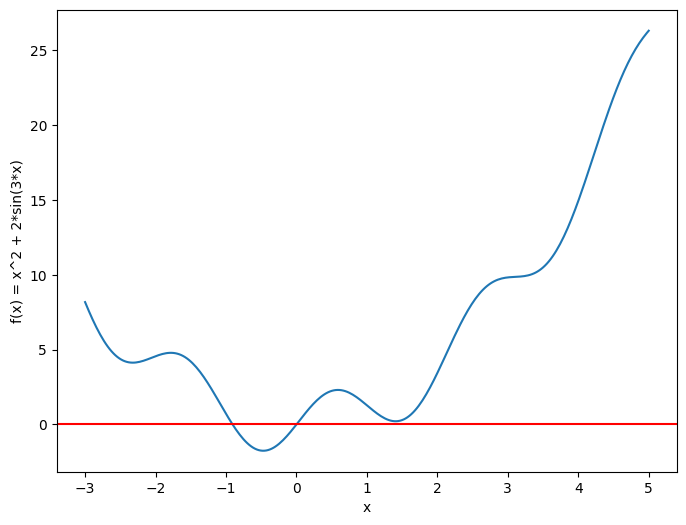
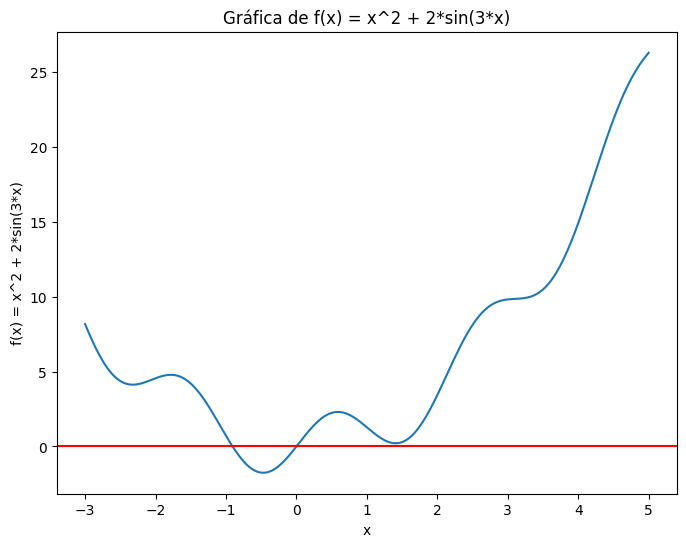
Code edit (unified diff) that turned the first committed figure into the second:
--- before
+++ after
@@ -13,3 +13,4 @@
 ax.plot()
 
+plt.title("Gráfica de f(x) = x^2 + 2*sin(3*x)")
 plt.show()

Commit: cambios